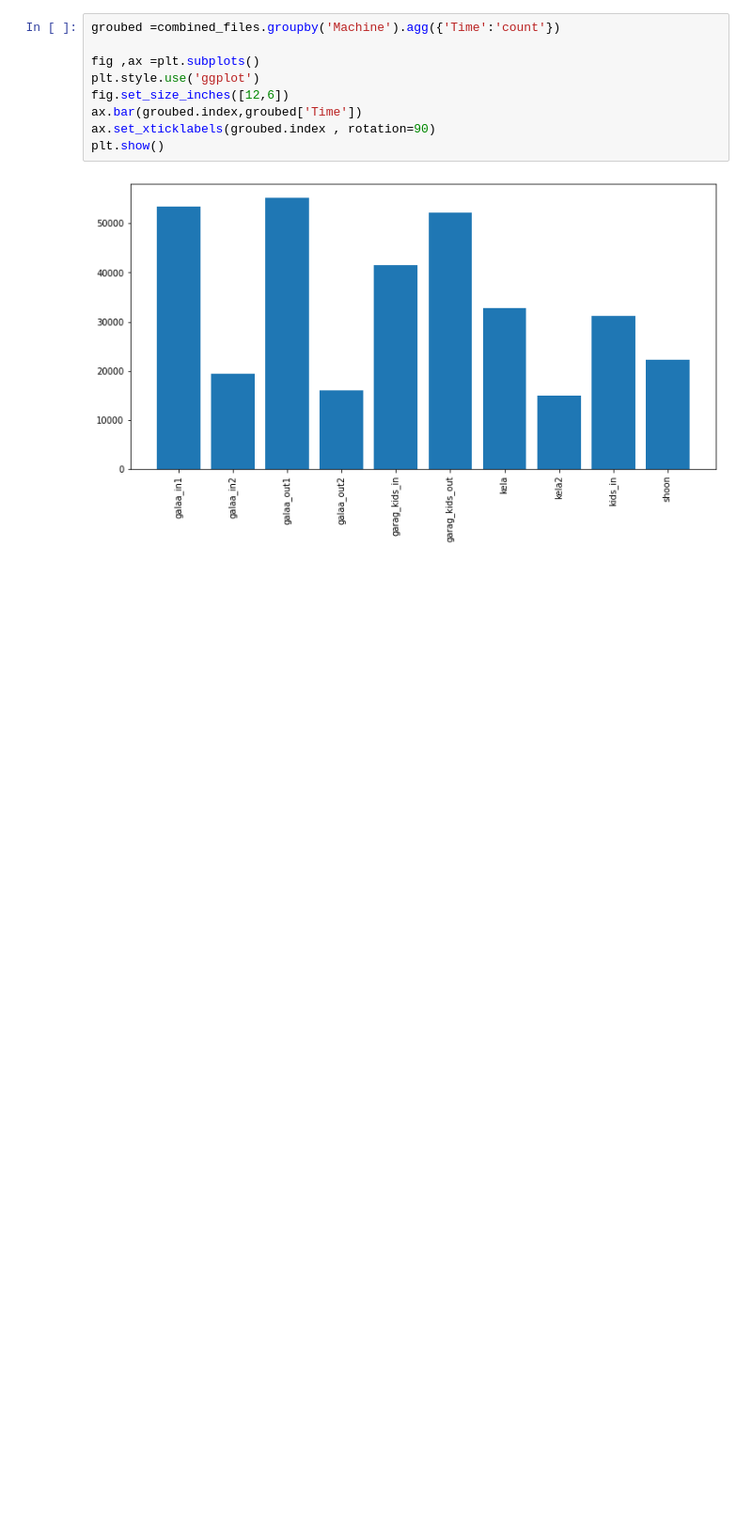
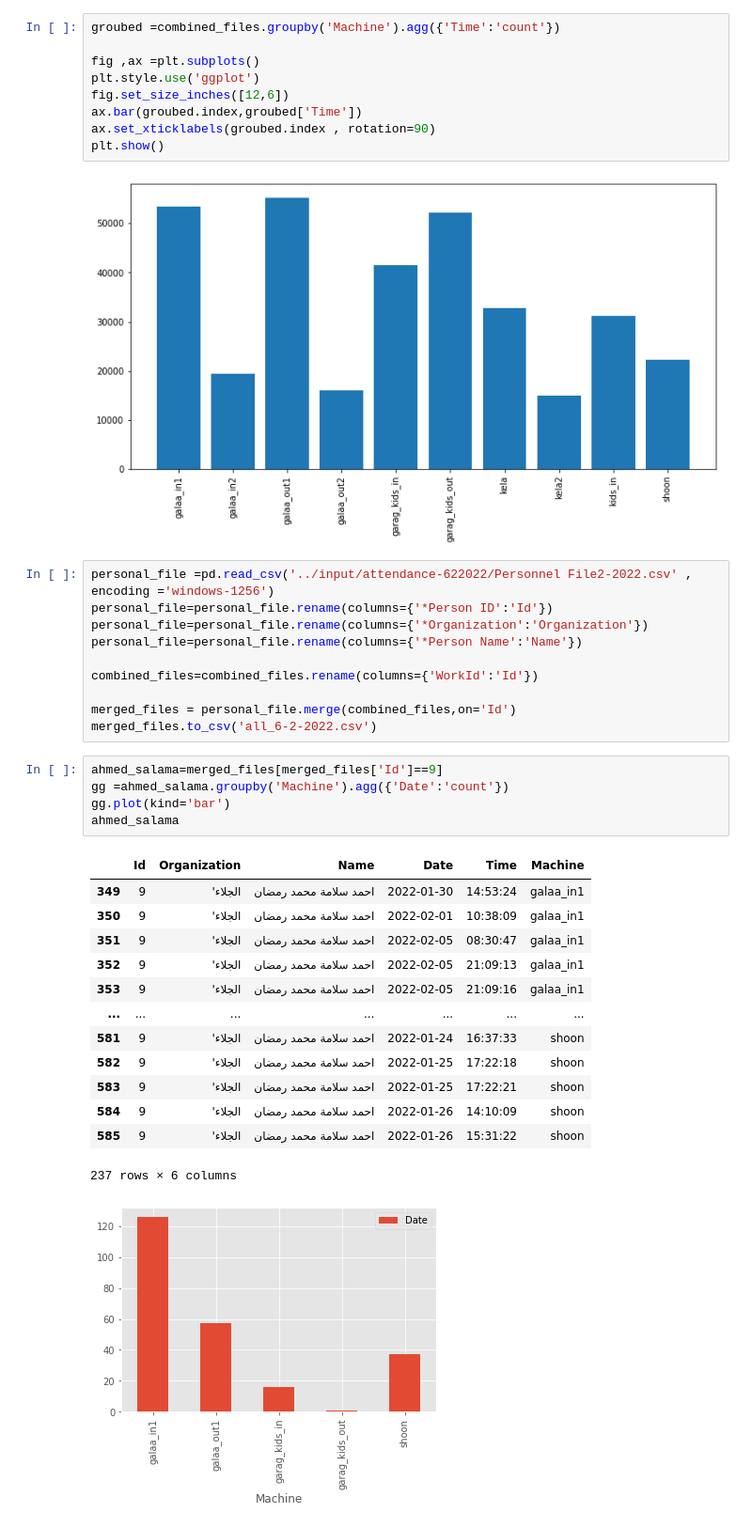
Before and after one commit to forgivefarouk/Data_Science_Projects, a Jupyter notebook: attendance-6-2-2022.ipynb, the cells around one changed output. Shown at 94% size. Saved outputs shown, nothing was run; the diff lists cells and outputs as text; blank space fills up the shorter version.

Commit message:
Kaggle Notebook | attendance_6-2-2022 | Version 6

```diff
--- a/attendance-6-2-2022.ipynb
+++ b/attendance-6-2-2022.ipynb
@@ -71,3 +72,33 @@ ax.set_xticklabels(groubed.index , rotation=90)
 plt.show()
 # %% [output]
 [figure]
+# %%
+personal_file =pd.read_csv('../input/attendance-622022/Personnel File2-2022.csv' , encoding ='windows-1256')
+personal_file=personal_file.rename(columns={'*Person ID':'Id'})
+personal_file=personal_file.rename(columns={'*Organization':'Organization'})
+personal_file=personal_file.rename(columns={'*Person Name':'Name'})
+
+combined_files=combined_files.rename(columns={'WorkId':'Id'})
+
+merged_files = personal_file.merge(combined_files,on='Id')
+merged_files.to_csv('all_6-2-2022.csv')
+# %%
+ahmed_salama=merged_files[merged_files['Id']==9]
+gg =ahmed_salama.groupby('Machine').agg({'Date':'count'})
+gg.plot(kind='bar')
+ahmed_salama
+# %% [output]
+|  | Id | Organization | Name | Date | Time | Machine |
+| 349 | 9 | 'الجلاء | احمد سلامة محمد رمضان | 2022-01-30 | 14:53:24 | galaa_in1 |
+| 350 | 9 | 'الجلاء | احمد سلامة محمد رمضان | 2022-02-01 | 10:38:09 | galaa_in1 |
+| 351 | 9 | 'الجلاء | احمد سلامة محمد رمضان | 2022-02-05 | 08:30:47 | galaa_in1 |
+| 352 | 9 | 'الجلاء | احمد سلامة محمد رمضان | 2022-02-05 | 21:09:13 | galaa_in1 |
+| 353 | 9 | 'الجلاء | احمد سلامة محمد رمضان | 2022-02-05 | 21:09:16 | galaa_in1 |
+| ... | ... | ... | ... | ... | ... | ... |
+| 581 | 9 | 'الجلاء | احمد سلامة محمد رمضان | 2022-01-24 | 16:37:33 | shoon |
+| 582 | 9 | 'الجلاء | احمد سلامة محمد رمضان | 2022-01-25 | 17:22:18 | shoon |
+| 583 | 9 | 'الجلاء | احمد سلامة محمد رمضان | 2022-01-25 | 17:22:21 | shoon |
+| 584 | 9 | 'الجلاء | احمد سلامة محمد رمضان | 2022-01-26 | 14:10:09 | shoon |
+| 585 | 9 | 'الجلاء | احمد سلامة محمد رمضان | 2022-01-26 | 15:31:22 | shoon |
+237 rows × 6 columns
+[figure, added]
```
Also changed, not shown: parts of 1 cell of this notebook.
